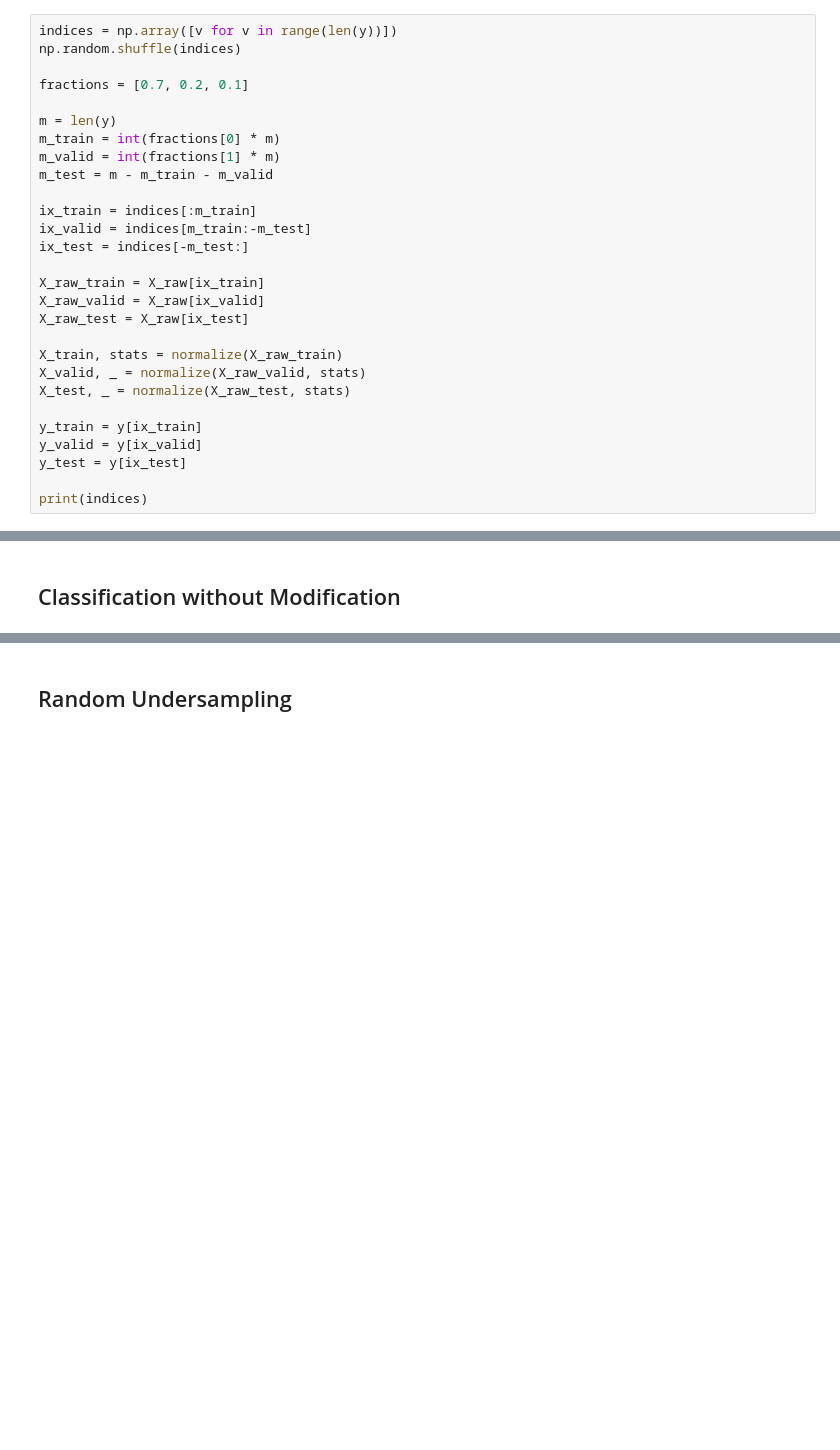
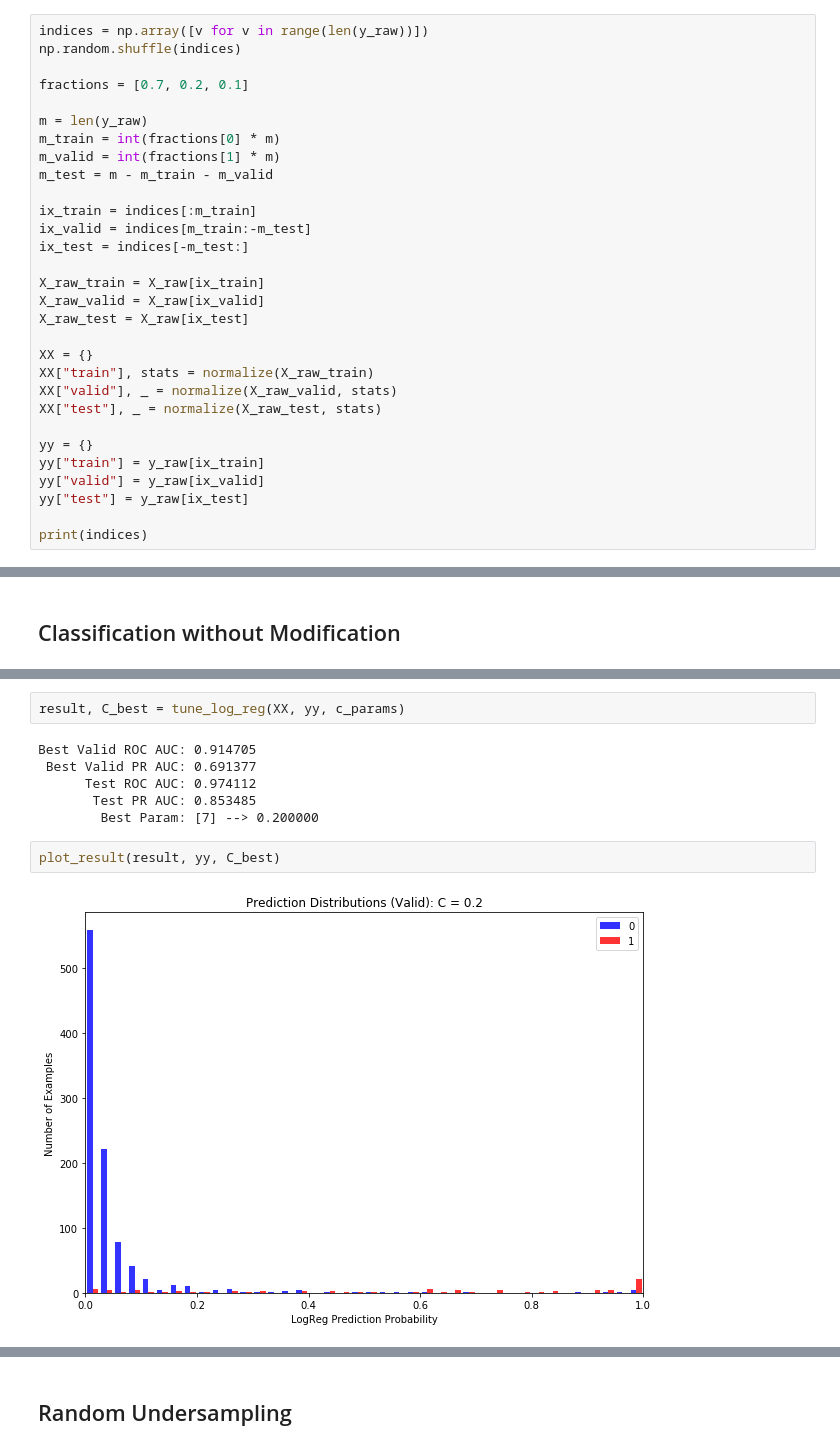
Before and after one commit to chrismbryant/imbalanced-data-classification, a Jupyter notebook: notebooks/imbalanced_data_methods.ipynb, the cells around one changed output, grey strips where cells are left out. Drawn from its saved outputs; the diff is of its cells as text; blank space fills up the shorter version.

```diff
--- a/notebooks/imbalanced_data_methods.ipynb
+++ b/notebooks/imbalanced_data_methods.ipynb
@@ -154,12 +165,12 @@ plt.show()
 # %% [markdown]
 ## *Split Data into Train/Valid/Test Sets*
 # %%
-indices = np.array([v for v in range(len(y))])
+indices = np.array([v for v in range(len(y_raw))])
 np.random.shuffle(indices)
 
 fractions = [0.7, 0.2, 0.1]
 
-m = len(y)
+m = len(y_raw)
 m_train = int(fractions[0] * m)
 m_valid = int(fractions[1] * m)
 m_test = m - m_train - m_valid
@@ -172,13 +183,15 @@ X_raw_train = X_raw[ix_train]
 X_raw_valid = X_raw[ix_valid]
 X_raw_test = X_raw[ix_test]
 
-X_train, stats = normalize(X_raw_train)
-X_valid, _ = normalize(X_raw_valid, stats)
-X_test, _ = normalize(X_raw_test, stats)
+XX = {}
+XX["train"], stats = normalize(X_raw_train)
+XX["valid"], _ = normalize(X_raw_valid, stats)
+XX["test"], _ = normalize(X_raw_test, stats)
 
-y_train = y[ix_train]
-y_valid = y[ix_valid]
-y_test = y[ix_test]
+yy = {}
+yy["train"] = y_raw[ix_train]
+yy["valid"] = y_raw[ix_valid]
+yy["test"] = y_raw[ix_test]
 
 print(indices)
 # %% [output]
@@ -351,0 +416,12 @@ plot_roc(result["roc_test"], title = "ROC Curve Test")
+# %%
+result, C_best = tune_log_reg(XX, yy, c_params)
+# %% [output]
+Best Valid ROC AUC: 0.914705
+ Best Valid PR AUC: 0.691377
+      Test ROC AUC: 0.974112
+       Test PR AUC: 0.853485
+        Best Param: [7] --> 0.200000
+# %%
+plot_result(result, yy, C_best)
+# %% [output]
+[figure, added]
```
Also changed, not shown: parts of 28 cells of this notebook.
